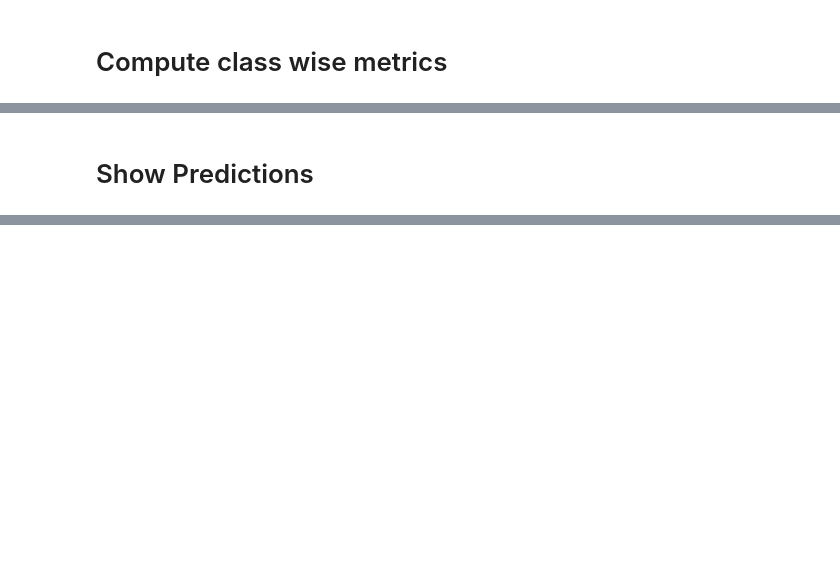
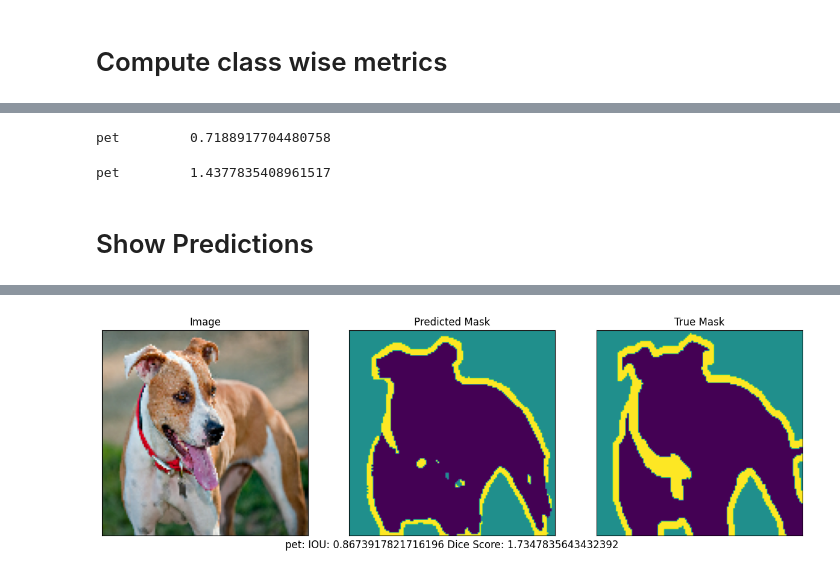
Before and after one commit to yeesem/Advanced-Tensorflow-Specialization, a Jupyter notebook: OxfordPets_UNet_Segmentation.ipynb, the cells around one changed output, grey strips where cells are left out. Drawn from its saved outputs; the diff is of its cells as text; code cells hidden in the pictures; blank space fills up the shorter version.

```diff
--- a/OxfordPets_UNet_Segmentation.ipynb
+++ b/OxfordPets_UNet_Segmentation.ipynb
@@ -202,7 +247,7 @@ def decoder(inputs,convs,output_channels):
 
   c6 = decoder_block(inputs,f4,n_filters = 512,kernel_size = (3,3),strides = (2,2),dropout = 0.3)
   c7 = decoder_block(c6,f3,n_filters = 256,kernel_size = (3,3),strides = (2,2),dropout = 0.3)
-  c8 = decoder_block(c7,f2,n_filters = 18,kernel_size = (3,3),strides = (2,2),dropout = 0.3)
+  c8 = decoder_block(c7,f2,n_filters = 128,kernel_size = (3,3),strides = (2,2),dropout = 0.3)
   c9 = decoder_block(c8,f1,n_filters = 64,kernel_size = (3,3),strides = (2,2),dropout = 0.3)
 
   outputs = tf.keras.layers.Conv2D(output_channels,(1,1),activation = 'softmax')(c9)
@@ -277,7 +364,7 @@ def get_test_image_and_annotation_arrays():
     y_true_segments = annotation.numpy()
     images = image.numpy()
 
-  y_true_segments = y_true_segments[:(info.splits['test'].num_examples - - (info.splits['test'].num_examples % BATCH_SIZE))]
+  y_true_segments = y_true_segments[:(info.splits['test'].num_examples - (info.splits['test'].num_examples % BATCH_SIZE))]
   return images[:(info.splits['test'].num_examples - (info.splits['test'].num_examples % BATCH_SIZE))], y_true_segments
 
 def create_mask(pred_mask):
@@ -285,7 +372,7 @@ def create_mask(pred_mask):
   pred_mask = pred_mask[...,tf.newaxis]
   return pred_mask[0].numpy()
 
-def make_prediciton(image,mask,num = 1):
+def make_prediction(image,mask,num = 1):
   image = np.reshape(image,(1,image.shape[0],image.shape[1],image.shape[2]))
   pred_mask = model.predict(image)
   pred_mask = create_mask(pred_mask)
@@ -300,7 +387,7 @@ def class_wise_metrics(y_true,y_pred):
 
   smoothening_factor = 0.00001
   for i in range(3):
-    intersection = np.sum((y_pred == i) * (y_trye == i))
+    intersection = np.sum((y_pred == i) * (y_true == i))
     y_true_area = np.sum((y_true == i))
     y_pred_area = np.sum((y_pred == i))
     combined_area = y_true_area + y_pred_area
@@ -309,6 +396,8 @@ def class_wise_metrics(y_true,y_pred):
     dice_score = 2 * ( (intersection + smoothening_factor) / (combined_area - intersection + smoothening_factor) )
     class_wise_iou.append(iou)
     class_wise_dice_score.append(dice_score)
+
+    return class_wise_iou,class_wise_dice_score
 # %%
 # Setup the ground truth and predictions
 
@@ -327,11 +418,15 @@ cls_wise_iou,cls_wise_dice_score = class_wise_metrics(y_true_segments,results)
 for idx,iou in enumerate(cls_wise_iou):
   space = " " * (10 - len(class_names[idx]) + 2)
   print("{}{}{} ".format(class_names[idx],space,iou))
+# %% [output]
+pet         0.7188917704480758
 # %%
 # Display the dice score for each class
 for idx,dice_score in enumerate(cls_wise_dice_score):
   space = " " * (10 - len(class_names[idx]) + 2)
   print("{}{}{} ".format(class_names[idx],space,dice_score))
+# %% [output]
+pet         1.4377835408961517
 # %% [markdown]
 # Show Predictions
 # %%
@@ -345,5 +440,8 @@ iou,dice_score = class_wise_metrics(y_true_segments[integer_slider],y_pred_mask)
 
 # Overlay the metrics with the images
 display_with_metrics(
-    [y_true_images[integer_slider],y_pred_mask,y_true_segments[integer_slider],iou,dice_score]
+    [y_true_images[integer_slider],y_pred_mask,y_true_segments[integer_slider]],
+     iou,
+     dice_score
 )
+# %% [output]
@@ -349,0 +449 @@ display_with_metrics(
+[figure, added]
```
Also changed, not shown: parts of 9 cells of this notebook.
